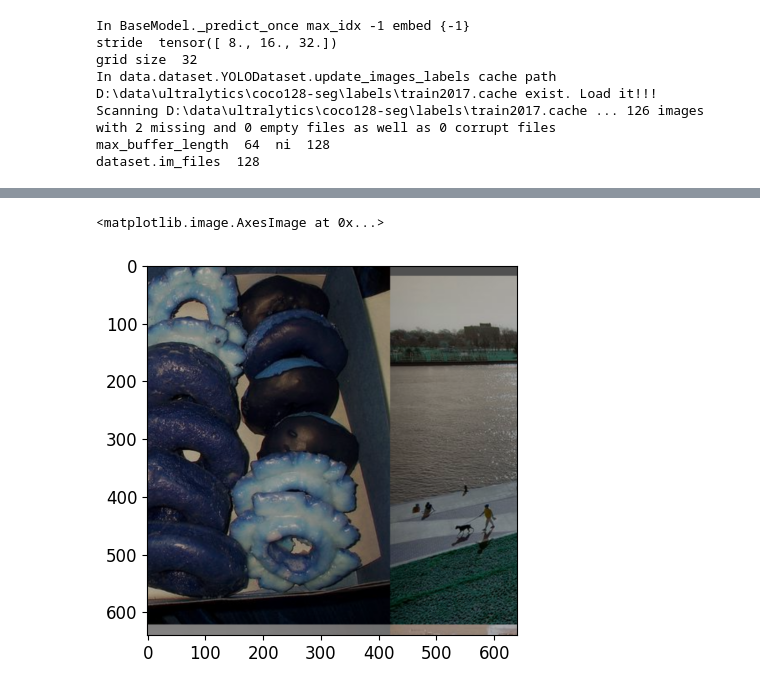
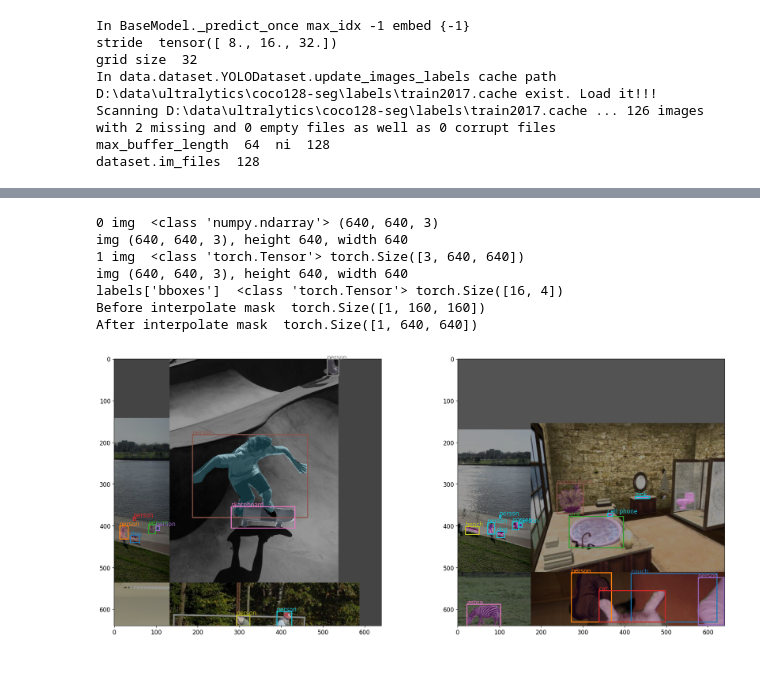
Before and after one commit to s-reaungamornrat/computer_vision, a Jupyter notebook: yolov11/notebook/augmentation/Format.ipynb, the cells around one changed output, grey strips where cells are left out. Cells and saved outputs as stored; diff of their text form; code cells hidden in the pictures.

```diff
--- a/yolov11/notebook/augmentation/Format.ipynb
+++ b/yolov11/notebook/augmentation/Format.ipynb
@@ -230,9 +111,0 @@ segments  (11, 180, 2)
-# %%
-_, ax=plt.subplots(4,4, figsize=(20,20))
-for r in range(4):
-    for c in range(4):
-        i=r*4+c
-        if i>=masks.shape[0]: break
-        ax[r, c].imshow(masks[i])
-        ax[r, c].axis('off')
-plt.tight_layout(pad=0, w_pad=0, h_pad=0)
@@ -241,28 +112,48 @@ plt.tight_layout(pad=0, w_pad=0, h_pad=0)
-# %%
-plt.imshow(img)
-# %% [output]
-<matplotlib.image.AxesImage at 0x...>
-[figure, removed]
 # %%
 
+
 _, ax=plt.subplots(1,2,figsize=(20,8))
+
 for i, labels in enumerate([pre_labels, final_labels]):
+
+    print(i, 'img ', type(labels['img']), labels['img'].shape)
     classes=[dataset.data['names'][int(c)] for c in labels['cls'].flatten()]
-    img=labels['img']
+    # if tensor, we switch RGB to BGR so it is consistent with numpy
+    img=(labels['img'].permute(1,2,0).contiguous().numpy()[...,::-1]) if isinstance(labels['img'], torch.Tensor) else labels['img']
     height, width=img.shape[:2]
-    print('img ', img.shape, f'height {height}, width {width}')
-    instances=copy.deepcopy(labels['instances'])
-    if instances._bboxes.format=='xywh': instances.convert_bbox('xyxy')
-    if instances.normalized: instances.denormalize()
-    boxes=instances.bboxes
+    print(f'img {img.shape}, height {height}, width {width}')
 
-    mask=instance2mask(image=img, instance=labels['instances'])
+    if 'instances' in labels:
+        instances=copy.deepcopy(labels['instances'])
+        if instances._bboxes.format=='xywh': instances.convert_bbox('xyxy')
+        if instances.normalized: instances.denormalize()
+        boxes=instances.bboxes
+        mask=instance2mask(image=img, instance=labels['instances'])
+    else:
+        print("labels['bboxes'] ", type(labels['bboxes']), labels['bboxes'].shape)
+        boxes=xywhn2xyxy(labels['bboxes'].numpy(), w=width, h=height)
+        mask=labels['masks']
+        if mask.shape[1:] != labels['img'].shape[1:]:
+            print('Before interpolate mask ', mask.shape)
+            mask=torch.nn.functional.interpolate(mask[None], size=labels['img'].shape[1:], mode='nearest').squeeze(0)
+            print('After interpolate mask ', mask.shape)
+        mask=mask.squeeze(0).unsqueeze(-1).numpy() if mask.shape[0]==1 else torch.argmax(mask, dim=0, keepdim=False).unsqueeze(-1).numpy()
+
     ax[i].imshow(alpha_bending(mask, img[...,::-1], 0.4))
     # ax[i].imshow(img[...,::-1])
     for j, (box,cls) in enumerate(zip(boxes, classes)):
         # Create a Rectangle patch
         rect = patches.Rectangle(box[:2], box[2]-box[0], box[3]-box[1], linewidth=2, edgecolor=cmap(j), facecolor='none')
         # Add the patch to the Axes
         ax[i].add_patch(rect)
         ax[i].text(*box[:2], f'{cls}', color=cmap(j), fontsize=12)
 plt.tight_layout(pad=0, w_pad=0, h_pad=0)
+# %% [output]
+0 img  <class 'numpy.ndarray'> (640, 640, 3)
+img (640, 640, 3), height 640, width 640
+1 img  <class 'torch.Tensor'> torch.Size([3, 640, 640])
+img (640, 640, 3), height 640, width 640
+labels['bboxes']  <class 'torch.Tensor'> torch.Size([16, 4])
+Before interpolate mask  torch.Size([1, 160, 160])
+After interpolate mask  torch.Size([1, 640, 640])
+[figure, added]
```
Also changed, not shown: parts of 6 cells of this notebook, 5 other files.
